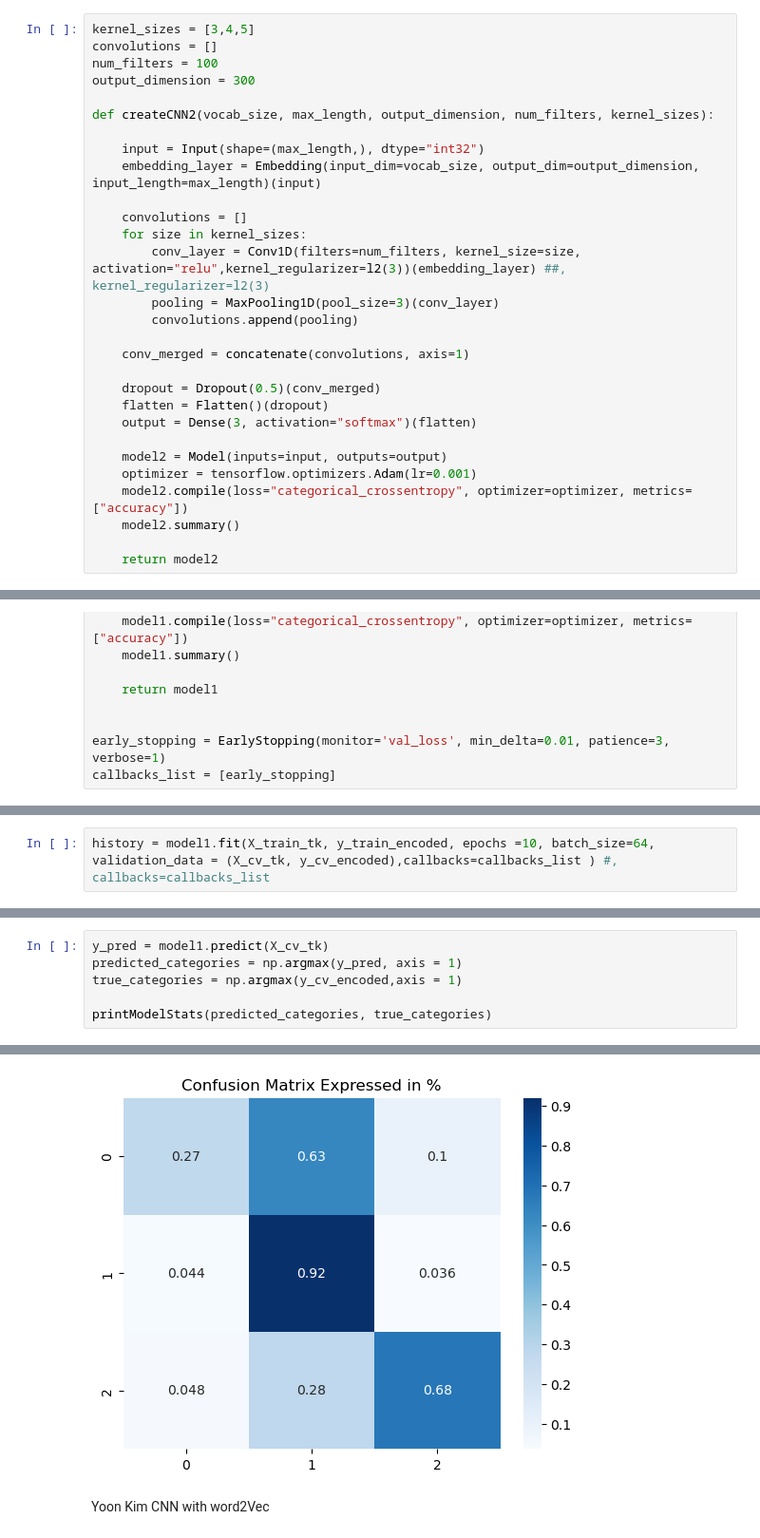
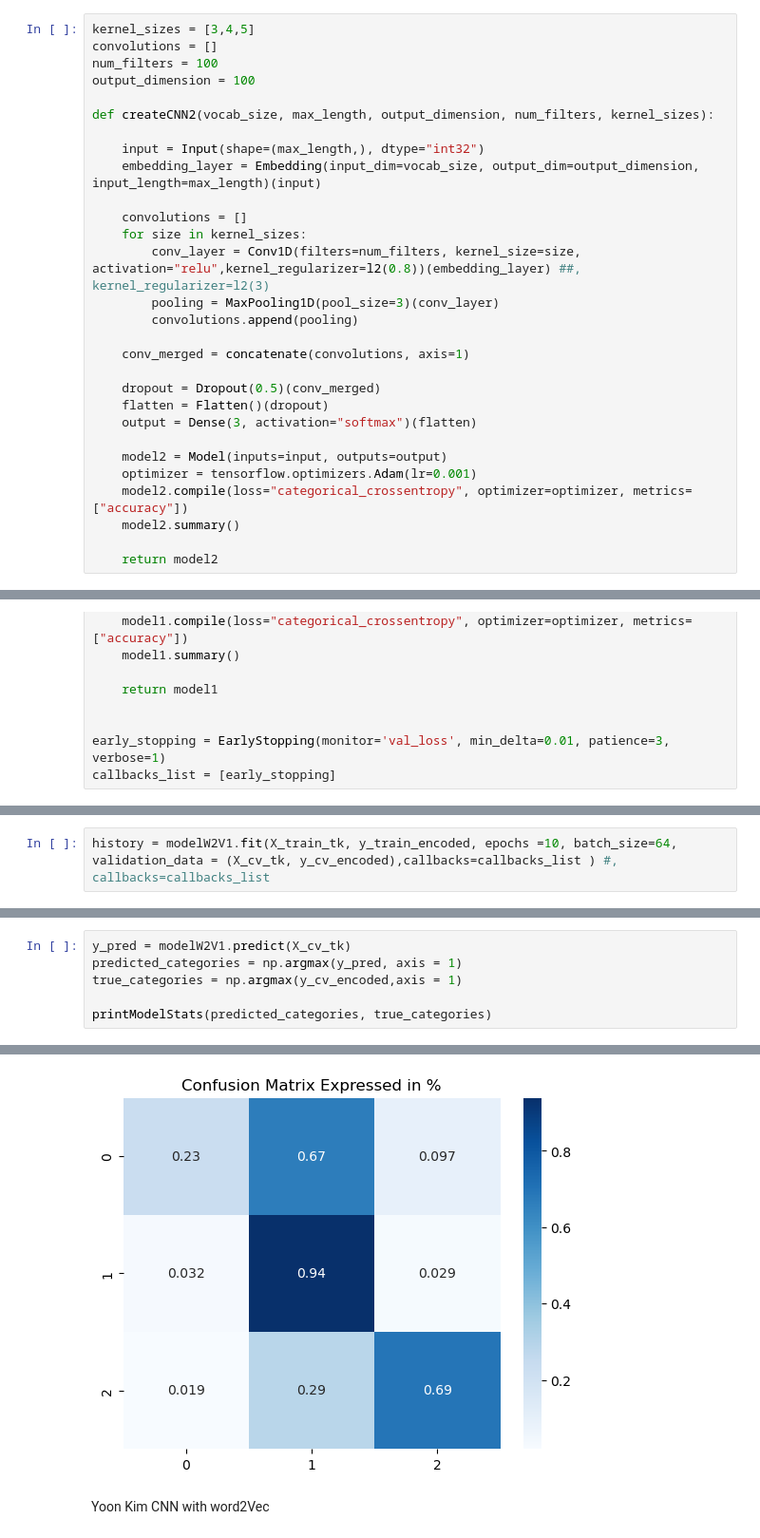
Before and after one commit to Disquietudee/Recognising-hate-speech-on-twitter-vs-offensive-language, a Jupyter notebook: CNN.ipynb, the cells around one changed output, grey strips where cells are left out. Shown: that part at 95% size. Drawn from its saved outputs; the diff is of its cells as text.

```diff
--- a/CNN.ipynb
+++ b/CNN.ipynb
@@ -400,7 +397,7 @@ Code inspired by:
 kernel_sizes = [3,4,5]
 convolutions = []
 num_filters = 100
-output_dimension = 300
+output_dimension = 100
 
 def createCNN2(vocab_size, max_length, output_dimension, num_filters, kernel_sizes):
 
@@ -409,7 +406,7 @@ def createCNN2(vocab_size, max_length, output_dimension, num_filters, kernel_siz
 
     convolutions = []
     for size in kernel_sizes:
-        conv_layer = Conv1D(filters=num_filters, kernel_size=size, activation="relu",kernel_regularizer=l2(3))(embedding_layer) ##, kernel_regularizer=l2(3)
+        conv_layer = Conv1D(filters=num_filters, kernel_size=size, activation="relu",kernel_regularizer=l2(0.8))(embedding_layer) ##, kernel_regularizer=l2(3)
         pooling = MaxPooling1D(pool_size=3)(conv_layer)
         convolutions.append(pooling)
 
@@ -568,6 +570,6 @@ Trainable params: 1670347 (6.37 MB)
 Non-trainable params: 0 (0.00 Byte)
 _________________________________________________________________
 # %%
-history = model1.fit(X_train_tk, y_train_encoded, epochs =10, batch_size=64, validation_data = (X_cv_tk, y_cv_encoded),callbacks=callbacks_list ) #, callbacks=callbacks_list
+history = modelW2V1.fit(X_train_tk, y_train_encoded, epochs =10, batch_size=64, validation_data = (X_cv_tk, y_cv_encoded),callbacks=callbacks_list ) #, callbacks=callbacks_list
 # %% [output]
 Epoch 1/10
@@ -594,5 +598,5 @@ plotAccuracyCurves(history)
 # %%
-y_pred = model1.predict(X_cv_tk)
+y_pred = modelW2V1.predict(X_cv_tk)
 predicted_categories = np.argmax(y_pred, axis = 1)
 true_categories = np.argmax(y_cv_encoded,axis = 1)
 
@@ -616,4 +620,4 @@ The confusion matrix:
-[figure, old version]
+[figure, new version]
 # %% [markdown]
 Yoon Kim CNN with word2Vec
 # %%
```
Also changed, not shown: parts of 41 cells of this notebook.
